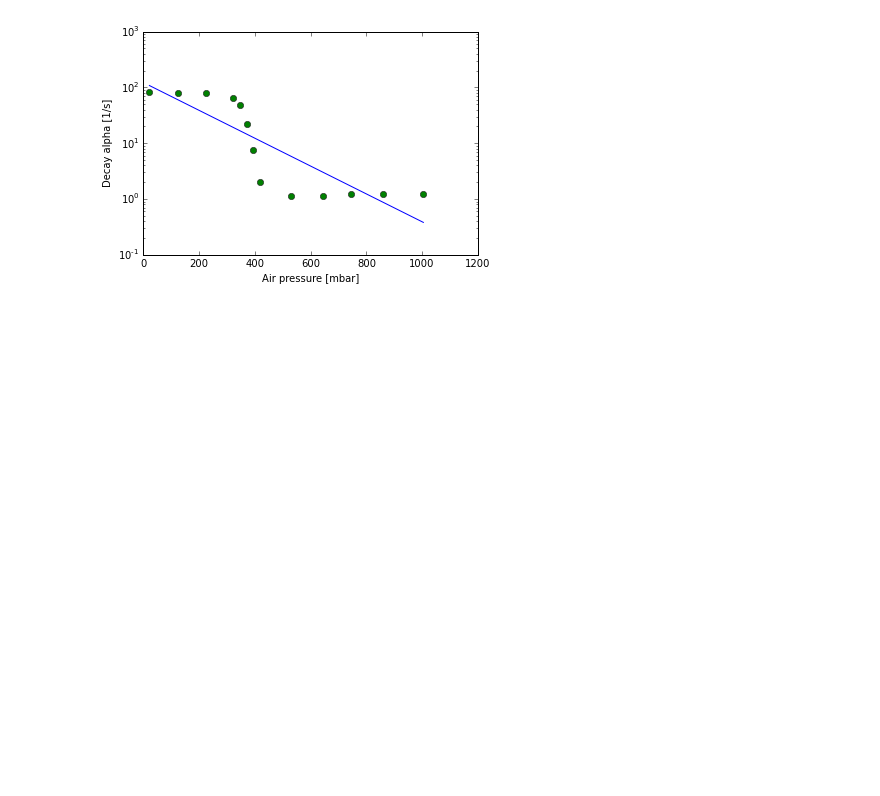
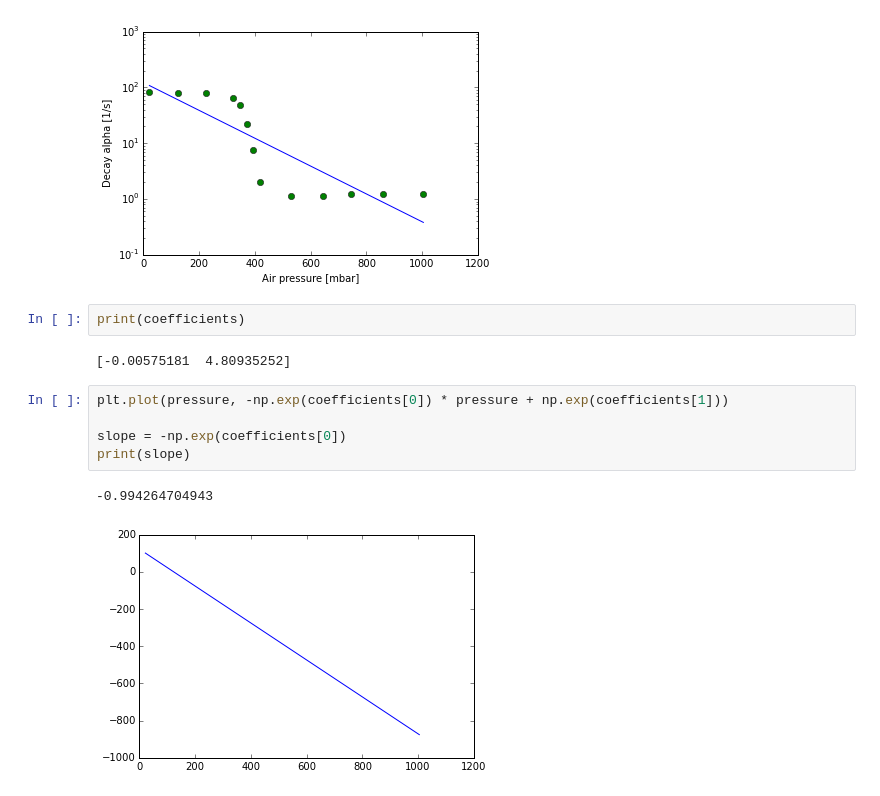
Before and after one commit to krauthex/AP2.2, a Jupyter notebook: v253/v253.ipynb, the cells around one changed output. Cells and saved outputs as stored; diff of their text form; blank space fills up the shorter version.

Commit message:
added the slope calculation of the line in the log plot

```diff
--- a/v253/v253.ipynb
+++ b/v253/v253.ipynb
@@ -109,3 +109,15 @@ plt.plot(pressure, np.exp(fitted_gamma), 'b-')
 # %% [output]
 [<matplotlib.lines.Line2D at 0x...>]
 [figure]
+# %%
+print(coefficients)
+# %% [output]
+[-0.00575181  4.80935252]
+# %%
+plt.plot(pressure, -np.exp(coefficients[0]) * pressure + np.exp(coefficients[1]))
+
+slope = -np.exp(coefficients[0])
+print(slope)
+# %% [output]
+-0.994264704943
+[figure, added]
```
